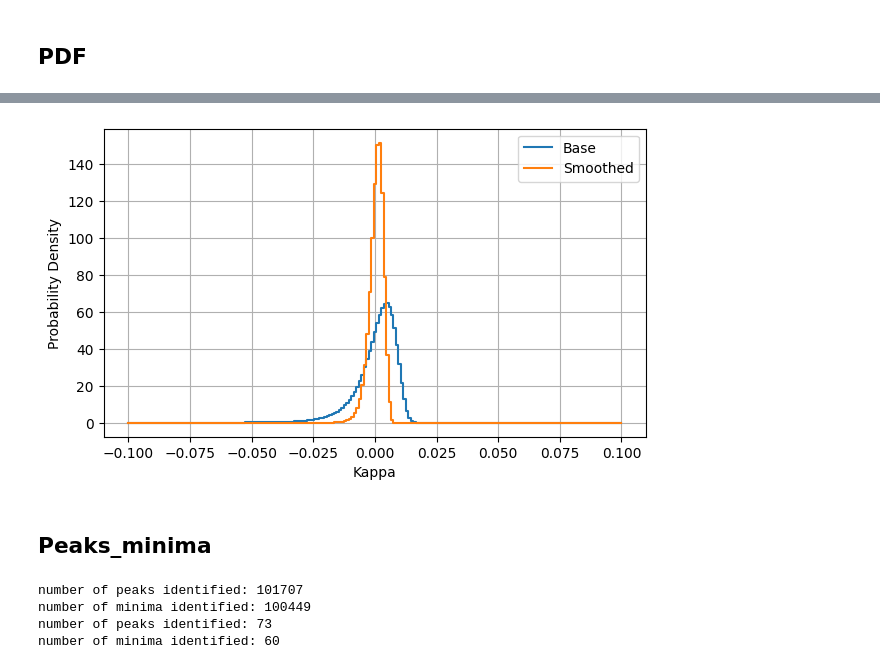
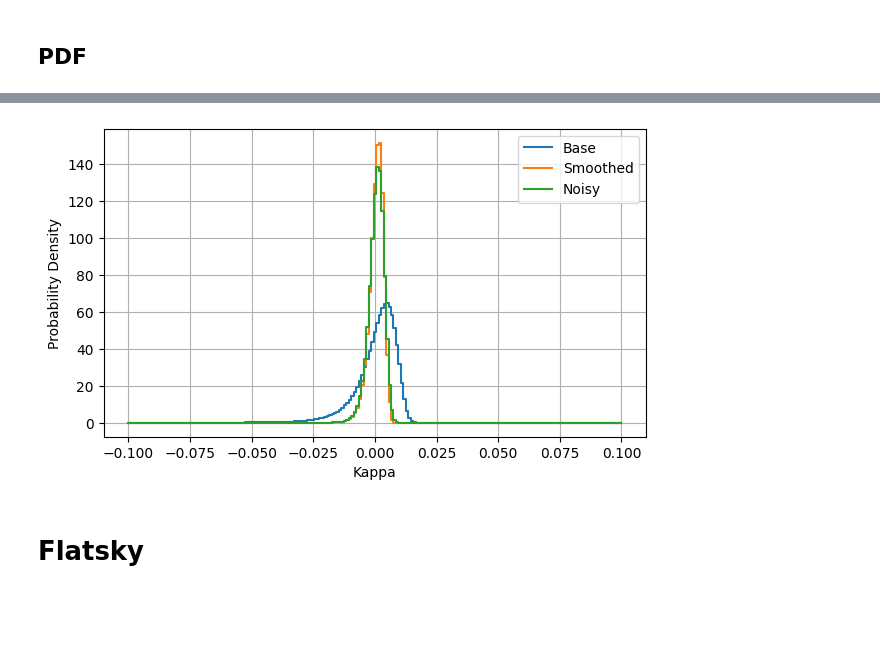
Before and after one commit to atokiwaipmu/LensingSSC, a Jupyter notebook: notebook/test.ipynb, the cells around one changed output, grey strips where cells are left out. Saved outputs shown, nothing was run; the diff lists cells and outputs as text; code cells hidden in the pictures; blank space fills up the shorter version.

```diff
--- a/notebook/test.ipynb
+++ b/notebook/test.ipynb
@@ -192,5 +116,4 @@ def plot_PDF(data_file, fname, dir_img='/lustre/work/akira.tokiwa/Projects/Lensi
 # %%
 base_PDF, base_PDF_path = run_PDF(kappa, path)
 smoothed_PDF, smoothed_PDF_path = run_PDF(kappa_smoothed, smoothed_path)
-plot_PDF(base_PDF_path, path)
-plot_PDF(smoothed_PDF_path, smoothed_path)
+noisy_PDF, noisy_PDF_path = run_PDF(kappa_noisy, noisy_path)
@@ -200,15 +120,16 @@ plot_PDF(smoothed_PDF_path, smoothed_path)
 # %%
 bins = np.linspace(-0.1, 0.1, 200)
 plt.figure(figsize=(7, 4))
 plt.plot(bins, base_PDF, drawstyle='steps-post', label='Base')
 plt.plot(bins, smoothed_PDF, drawstyle='steps-post', label='Smoothed')
+plt.plot(bins, noisy_PDF, drawstyle='steps-post', label='Noisy')
 plt.xlabel('Kappa')
 plt.ylabel('Probability Density')
 plt.legend()
 plt.grid(True)
 # Show the plot
 plt.show()
 # %% [output]
-[figure, old version]
+[figure, new version]
 # %% [markdown]
-## Peaks_minima
+# Flatsky
@@ -266,11 +135,0 @@ def run_extrema(map1_smooth, fname, minima=False, dir_results='/lustre/work/akir
-# %%
-base_peaks, base_peaks_path = run_extrema(kappa_patch, path)
-base_minima, base_minima_path = run_extrema(kappa_patch, path, minima=True)
-
-smoothed_peaks, smoothed_peaks_path = run_extrema(kappa_smoothed_patch, smoothed_path)
-smoothed_minima, smoothed_minima_path = run_extrema(kappa_smoothed_patch, smoothed_path, minima=True)
-# %% [output]
-number of peaks identified: 101707
-number of minima identified: 100449
-number of peaks identified: 73
-number of minima identified: 60
```
Also changed, not shown: parts of 30 cells of this notebook, 16 other files.
